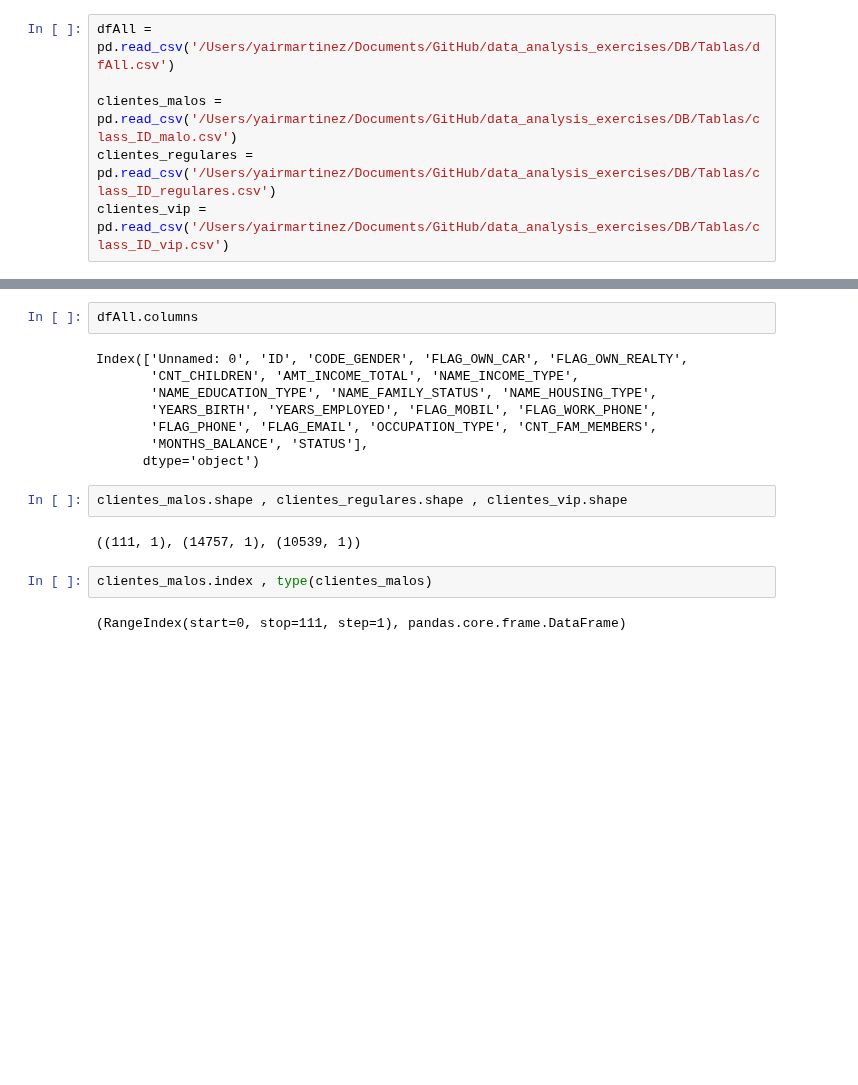
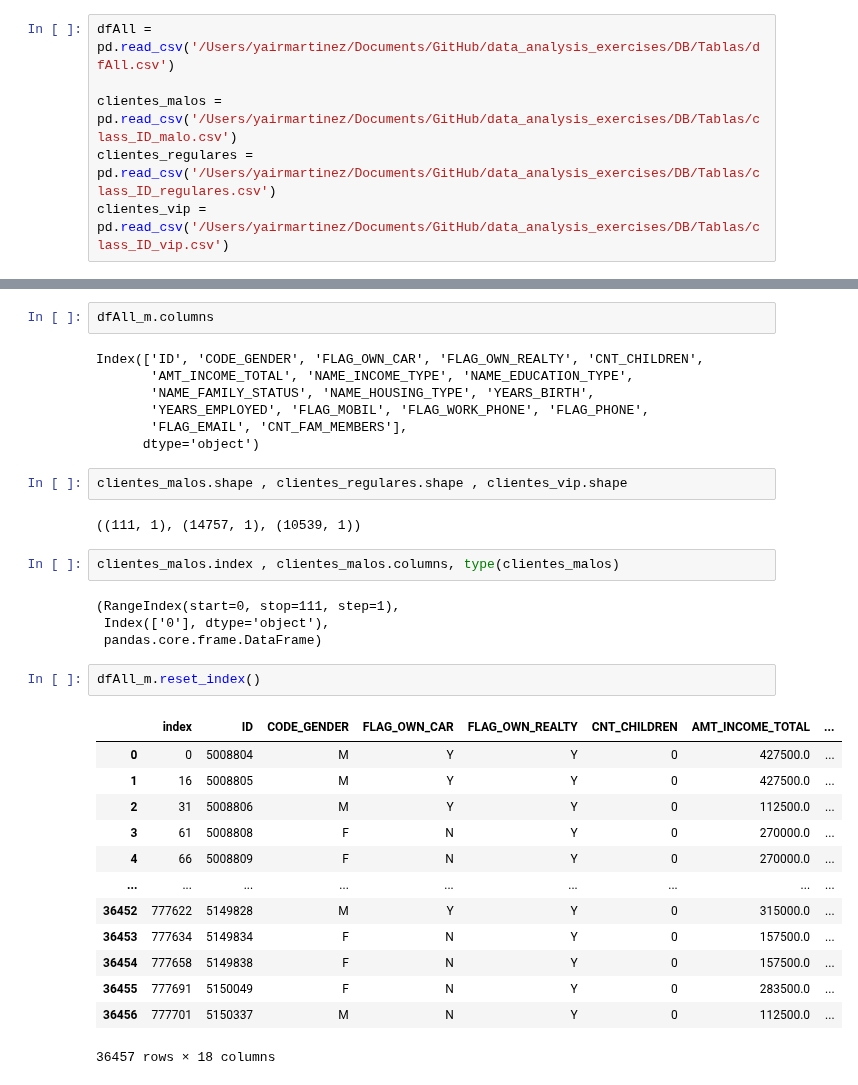
Before and after one commit to lymc33/Data_analysis_exercises, a Jupyter notebook: KPI_exercise/4_client_corr.ipynb, the cells around one changed output, grey strips where cells are left out. Cells and saved outputs as stored; diff of their text form; blank space fills up the shorter version.

```diff
--- a/KPI_exercise/4_client_corr.ipynb
+++ b/KPI_exercise/4_client_corr.ipynb
@@ -22,20 +24,37 @@ dfAll_m.head()
 | 61 | 5008808 | F | N | Y | 0 | 270000.0 | Commercial associate | ... |
 | 66 | 5008809 | F | N | Y | 0 | 270000.0 | Commercial associate | ... |
 # %%
-dfAll.columns
+dfAll_m.columns
 # %% [output]
-Index(['Unnamed: 0', 'ID', 'CODE_GENDER', 'FLAG_OWN_CAR', 'FLAG_OWN_REALTY',
-       'CNT_CHILDREN', 'AMT_INCOME_TOTAL', 'NAME_INCOME_TYPE',
-       'NAME_EDUCATION_TYPE', 'NAME_FAMILY_STATUS', 'NAME_HOUSING_TYPE',
-       'YEARS_BIRTH', 'YEARS_EMPLOYED', 'FLAG_MOBIL', 'FLAG_WORK_PHONE',
-       'FLAG_PHONE', 'FLAG_EMAIL', 'OCCUPATION_TYPE', 'CNT_FAM_MEMBERS',
-       'MONTHS_BALANCE', 'STATUS'],
+Index(['ID', 'CODE_GENDER', 'FLAG_OWN_CAR', 'FLAG_OWN_REALTY', 'CNT_CHILDREN',
+       'AMT_INCOME_TOTAL', 'NAME_INCOME_TYPE', 'NAME_EDUCATION_TYPE',
+       'NAME_FAMILY_STATUS', 'NAME_HOUSING_TYPE', 'YEARS_BIRTH',
+       'YEARS_EMPLOYED', 'FLAG_MOBIL', 'FLAG_WORK_PHONE', 'FLAG_PHONE',
+       'FLAG_EMAIL', 'CNT_FAM_MEMBERS'],
       dtype='object')
 # %%
 clientes_malos.shape , clientes_regulares.shape , clientes_vip.shape
 # %% [output]
 ((111, 1), (14757, 1), (10539, 1))
 # %%
-clientes_malos.index , type(clientes_malos)
+clientes_malos.index , clientes_malos.columns, type(clientes_malos)
 # %% [output]
-(RangeIndex(start=0, stop=111, step=1), pandas.core.frame.DataFrame)
+(RangeIndex(start=0, stop=111, step=1),
+ Index(['0'], dtype='object'),
+ pandas.core.frame.DataFrame)
+# %%
+dfAll_m.reset_index()
+# %% [output]
+|  | index | ID | CODE_GENDER | FLAG_OWN_CAR | FLAG_OWN_REALTY | CNT_CHILDREN | AMT_INCOME_TOTAL | ... |
+| 0 | 0 | 5008804 | M | Y | Y | 0 | 427500.0 | ... |
+| 1 | 16 | 5008805 | M | Y | Y | 0 | 427500.0 | ... |
+| 2 | 31 | 5008806 | M | Y | Y | 0 | 112500.0 | ... |
+| 3 | 61 | 5008808 | F | N | Y | 0 | 270000.0 | ... |
+| 4 | 66 | 5008809 | F | N | Y | 0 | 270000.0 | ... |
+| ... | ... | ... | ... | ... | ... | ... | ... | ... |
+| 36452 | 777622 | 5149828 | M | Y | Y | 0 | 315000.0 | ... |
+| 36453 | 777634 | 5149834 | F | N | Y | 0 | 157500.0 | ... |
+| 36454 | 777658 | 5149838 | F | N | Y | 0 | 157500.0 | ... |
+| 36455 | 777691 | 5150049 | F | N | Y | 0 | 283500.0 | ... |
+| 36456 | 777701 | 5150337 | M | N | Y | 0 | 112500.0 | ... |
+36457 rows × 18 columns
```
Also changed, not shown: parts of 21 cells of this notebook, 3 other files.
